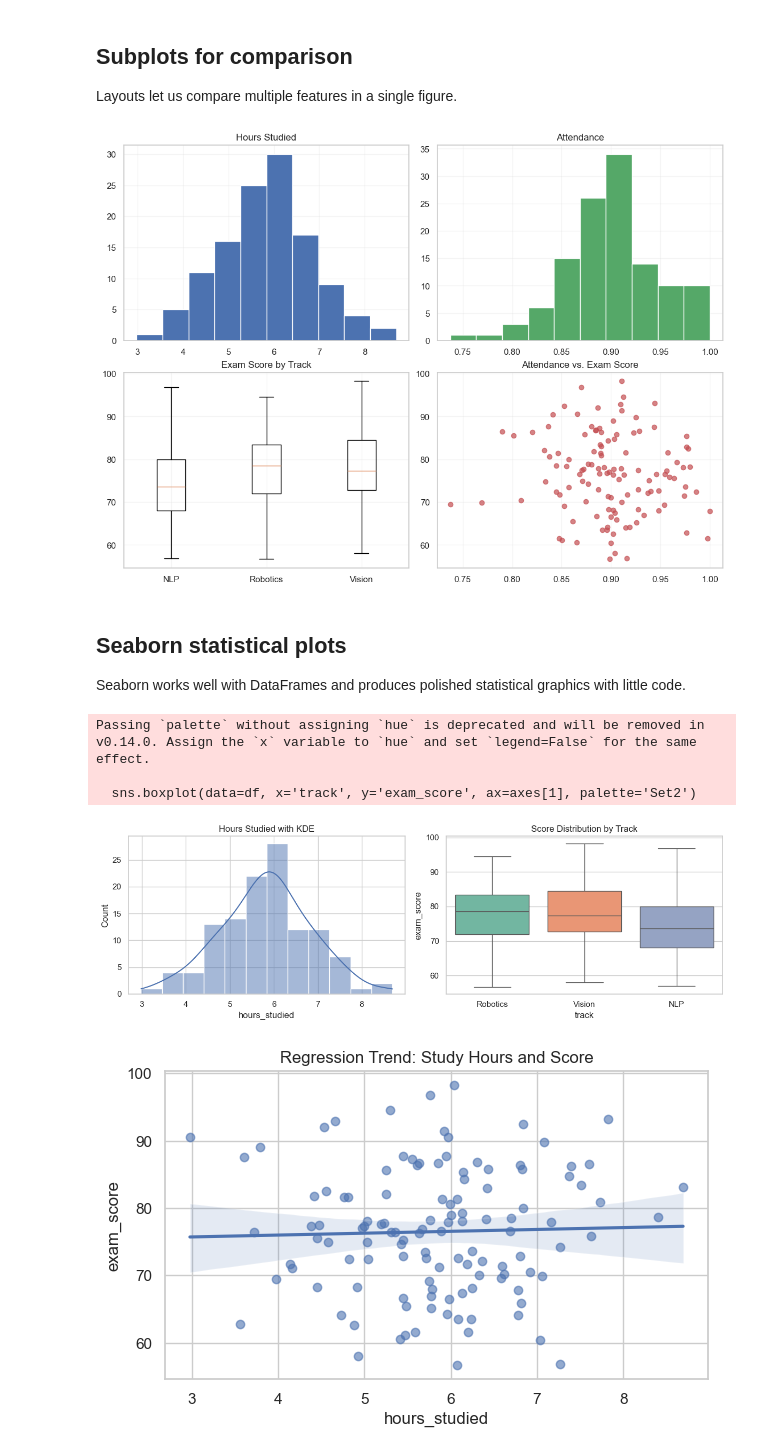
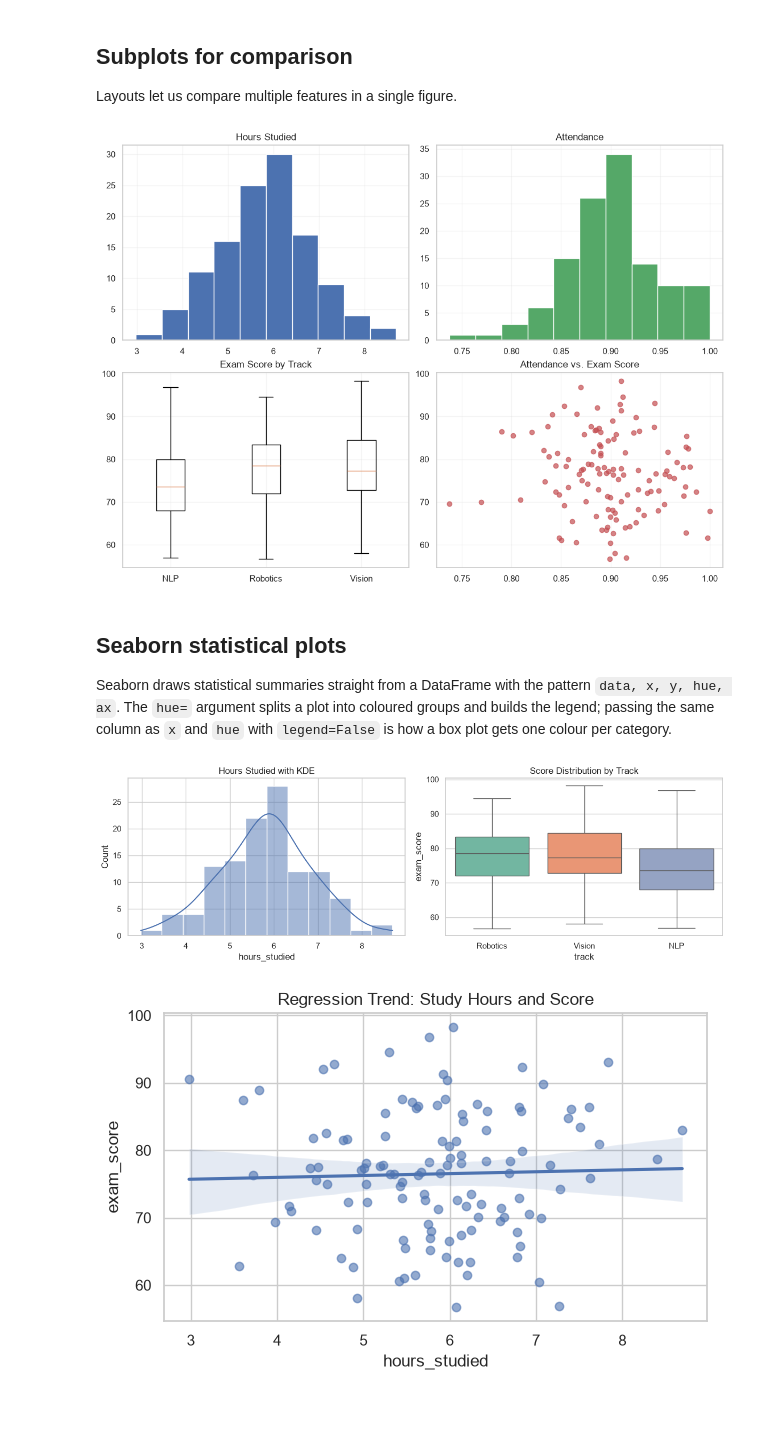
Before and after one commit to Boyu-Zhang-UOI/pml-f2026-notebooks, a Jupyter notebook: 02-data-science-stack/02_visualization_tutorial.ipynb, the cells around one changed output. Cells and saved outputs as stored; diff of their text form; code cells hidden in the pictures; blank space fills up the shorter version.

```diff
--- a/02-data-science-stack/02_visualization_tutorial.ipynb
+++ b/02-data-science-stack/02_visualization_tutorial.ipynb
@@ -110,44 +132,45 @@ Layouts let us compare multiple features in a single figure.
 # %%
 fig, axes = plt.subplots(2, 2, figsize=(11, 8), constrained_layout=True)
 
 axes[0, 0].hist(df['hours_studied'], bins=10, color='#4C72B0')
 axes[0, 0].set_title('Hours Studied')
 
 axes[0, 1].hist(df['attendance'], bins=10, color='#55A868')
 axes[0, 1].set_title('Attendance')
 
 axes[1, 0].boxplot(
     [df.loc[df['track'] == t, 'exam_score'] for t in sorted(df['track'].unique())],
-    labels=sorted(df['track'].unique())
+    tick_labels=sorted(df['track'].unique())
 )
 axes[1, 0].set_title('Exam Score by Track')
 
 axes[1, 1].scatter(df['attendance'], df['exam_score'], alpha=0.7, color='#C44E52')
 axes[1, 1].set_title('Attendance vs. Exam Score')
 
 for ax in axes.flat:
     ax.grid(alpha=0.2)
 
 plt.show()
 # %% [output]
-[figure, old version]
+[figure, new version]
-# %% [markdown]
-## Seaborn statistical plots
-
-Seaborn works well with DataFrames and produces polished statistical graphics with little code.
+# %% [markdown]
+## Seaborn statistical plots
+
+Seaborn draws statistical summaries straight from a DataFrame with the pattern
+`data, x, y, hue, ax`. The `hue=` argument splits a plot into coloured groups
+and builds the legend; passing the same column as `x` and `hue` with
+`legend=False` is how a box plot gets one colour per category.
 # %%
 fig, axes = plt.subplots(1, 2, figsize=(12, 4))
 sns.histplot(data=df, x='hours_studied', kde=True, ax=axes[0], color='#4C72B0')
 axes[0].set_title('Hours Studied with KDE')
 
-sns.boxplot(data=df, x='track', y='exam_score', ax=axes[1], palette='Set2')
+sns.boxplot(data=df, x='track', y='exam_score', hue='track', legend=False,
+            palette='Set2', ax=axes[1])
 axes[1].set_title('Score Distribution by Track')
-plt.tight_layout()
+fig.tight_layout()
 plt.show()
 # %% [output]
-Passing `palette` without assigning `hue` is deprecated and will be removed in v0.14.0. Assign the `x` variable to `hue` and set `legend=False` for the same effect.
-
-  sns.boxplot(data=df, x='track', y='exam_score', ax=axes[1], palette='Set2')
 [figure]
 # %%
 fig, ax = plt.subplots(figsize=(7, 4))
```
Also changed, not shown: parts of 7 cells of this notebook, 2 other files.
